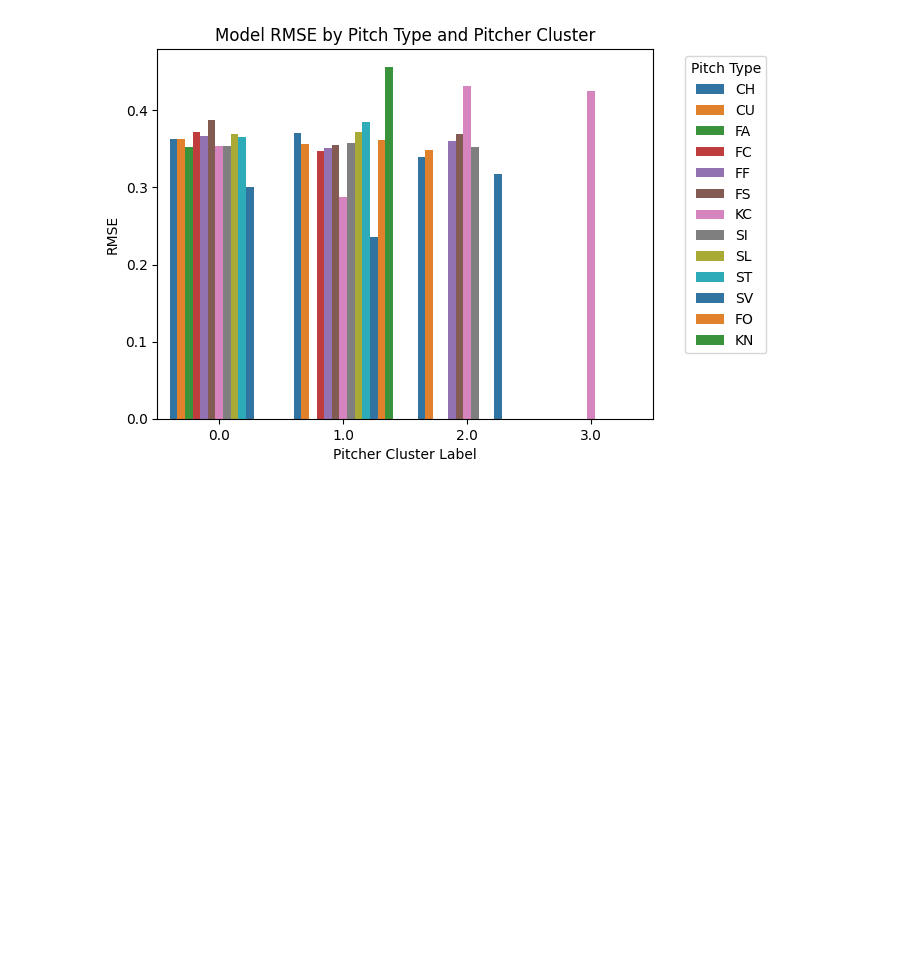
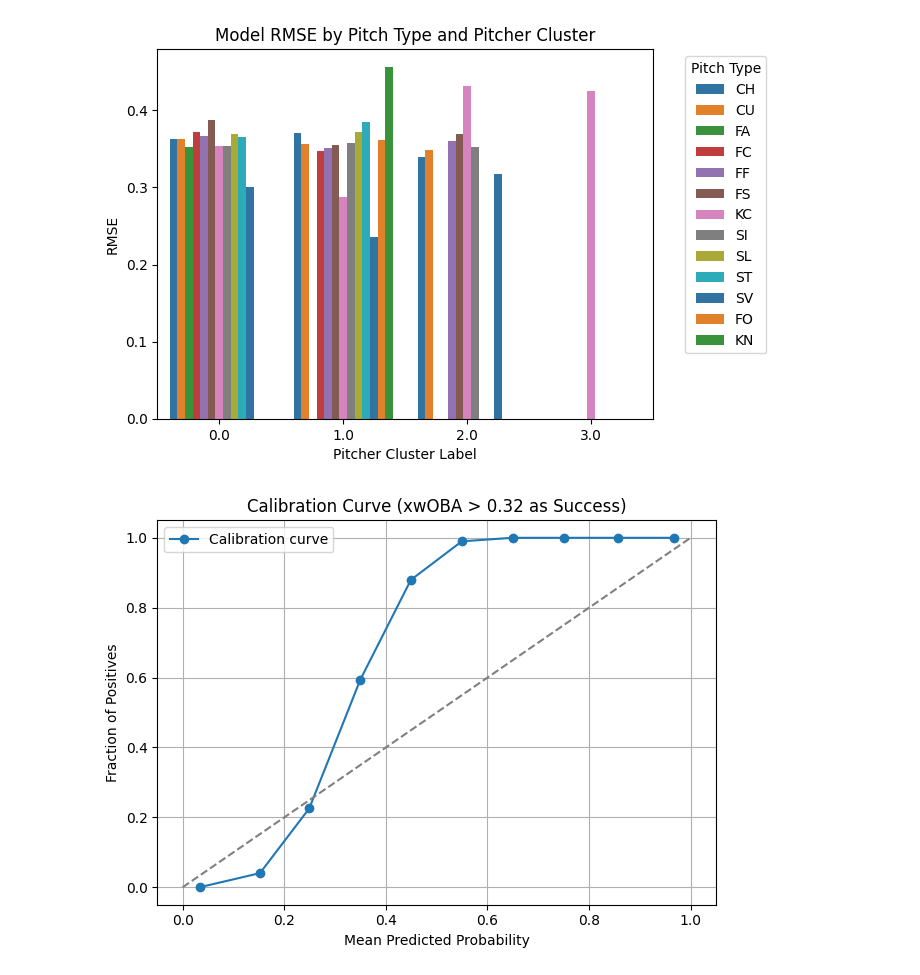
Before and after one commit to zybecker/DS-5500, a Jupyter notebook: XGBoost/Updated XGBoost.ipynb, the cells around one changed output. Cells and saved outputs as stored; diff of their text form; code cells hidden in the pictures; blank space fills up the shorter version.

```diff
--- a/XGBoost/Updated XGBoost.ipynb
+++ b/XGBoost/Updated XGBoost.ipynb
@@ -377,0 +406,24 @@ y_test.to_csv('X_test.csv')
+# %%
+# The MLB average wOBA for a ball put in play is typically around 0.32, so I choose that as a "success threshold"
+
+np.random.seed(4400)
+y_true = np.random.uniform(0, 1, 1000)
+y_pred = y_true + np.random.normal(0, 0.1, 1000)
+y_pred = np.clip(y_pred, 0, 1)
+
+threshold = 0.32
+y_binary_true = (y_true > threshold).astype(int)   #success if value is higher than threshold
+
+#calibration curve
+prob_true, prob_pred = calibration_curve(y_binary_true, y_pred, n_bins=10)
+plt.plot(prob_pred, prob_true, marker='o', label='Calibration curve')
+plt.plot([0, 1], [0, 1], linestyle='--', color='gray')
+plt.xlabel("Mean Predicted Probability")
+plt.ylabel("Fraction of Positives")
+plt.title("Calibration Curve (xwOBA > 0.32 as Success)")
+plt.legend()
+plt.grid()
+plt.tight_layout()
+plt.show()
+# %% [output]
+[figure, added]
```
Also changed, not shown: parts of 6 cells of this notebook.
